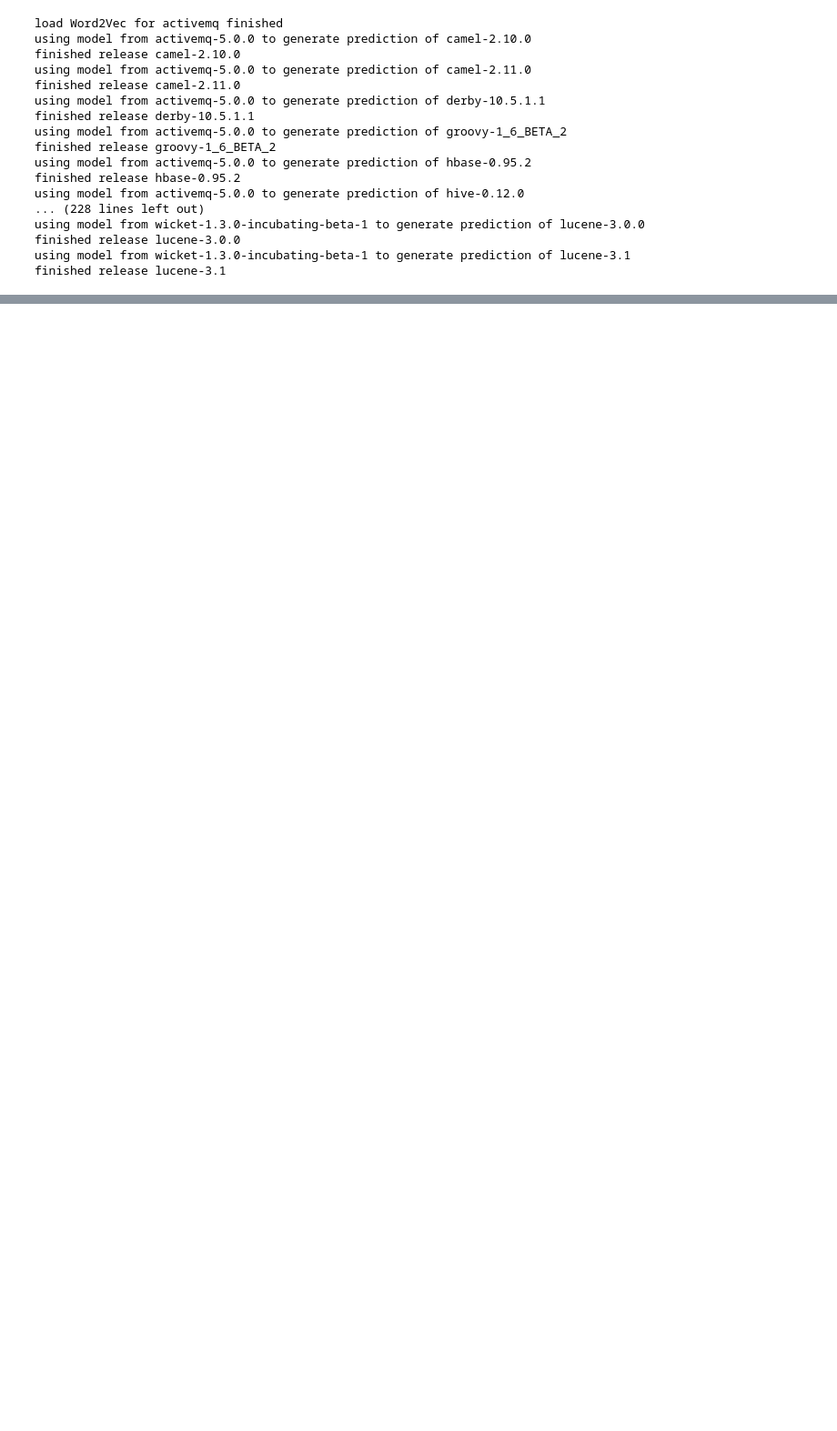
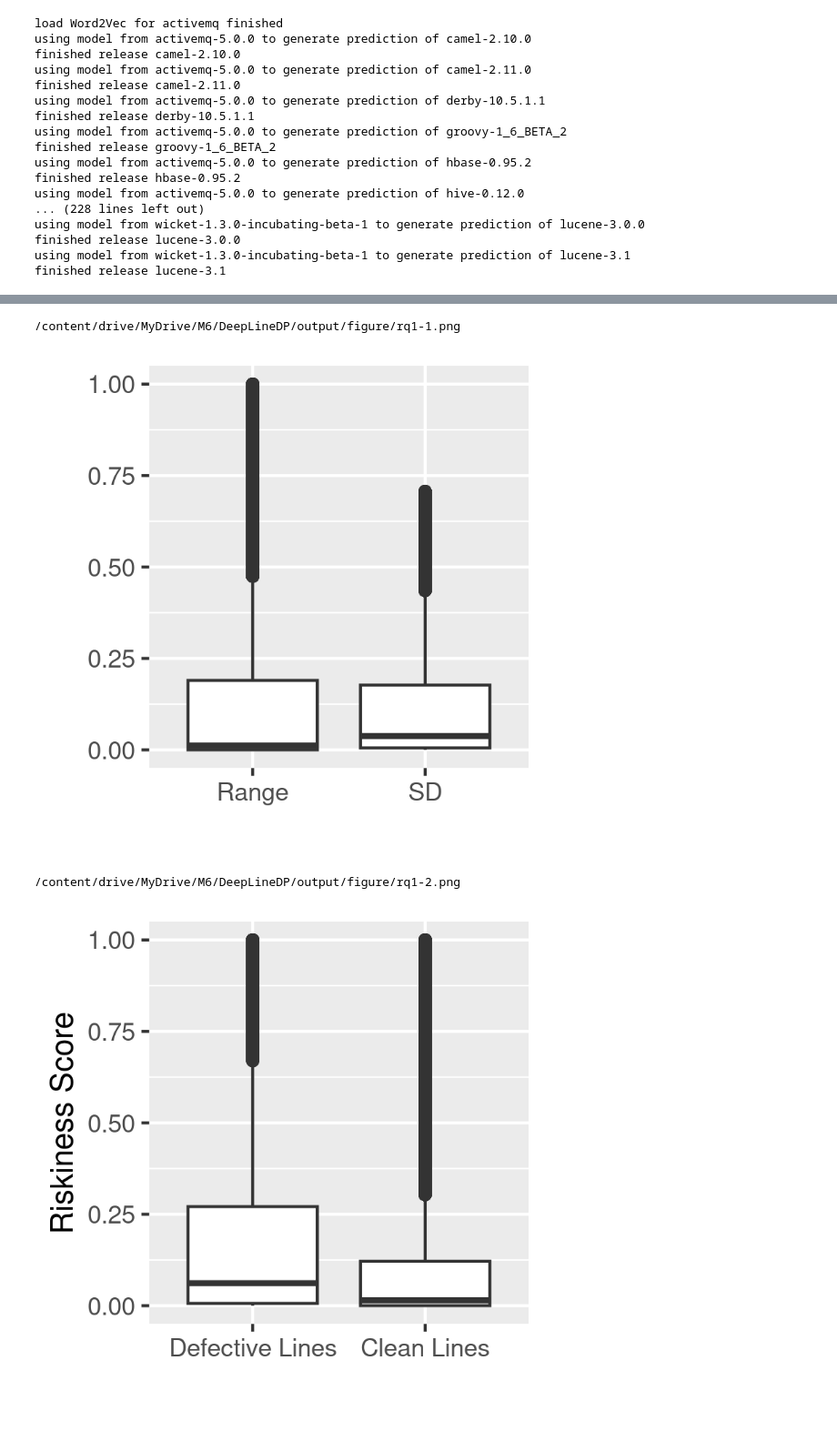
Before and after one commit to pwr-pbr23/M6, a Jupyter notebook: reproduction.ipynb, the cells around one changed output, grey strips where cells are left out. Shown at 91% size. Cells and saved outputs as stored; diff of their text form; code cells hidden in the pictures; blank space fills up the shorter version.

Commit message:
displaying result graphs

```diff
--- a/reproduction.ipynb
+++ b/reproduction.ipynb
@@ -360 +291,16 @@ Error in library(gridExtra) : there is no package called ‘gridExtra’
 Execution halted
+# %%
+from IPython.display import Image, display
+
+figures = '/content/drive/MyDrive/M6/DeepLineDP/output/figure'
+listOfImageNames = [figures + '/rq1-1.png',
+                    figures + '/rq1-2.png']
+
+for imageName in listOfImageNames:
+  print(imageName)
+  display(Image(filename=imageName))
+# %% [output]
+/content/drive/MyDrive/M6/DeepLineDP/output/figure/rq1-1.png
+[figure, added]
+/content/drive/MyDrive/M6/DeepLineDP/output/figure/rq1-2.png
+[figure, added]
```
Also changed, not shown: parts of 21 cells of this notebook, 3 other files.
